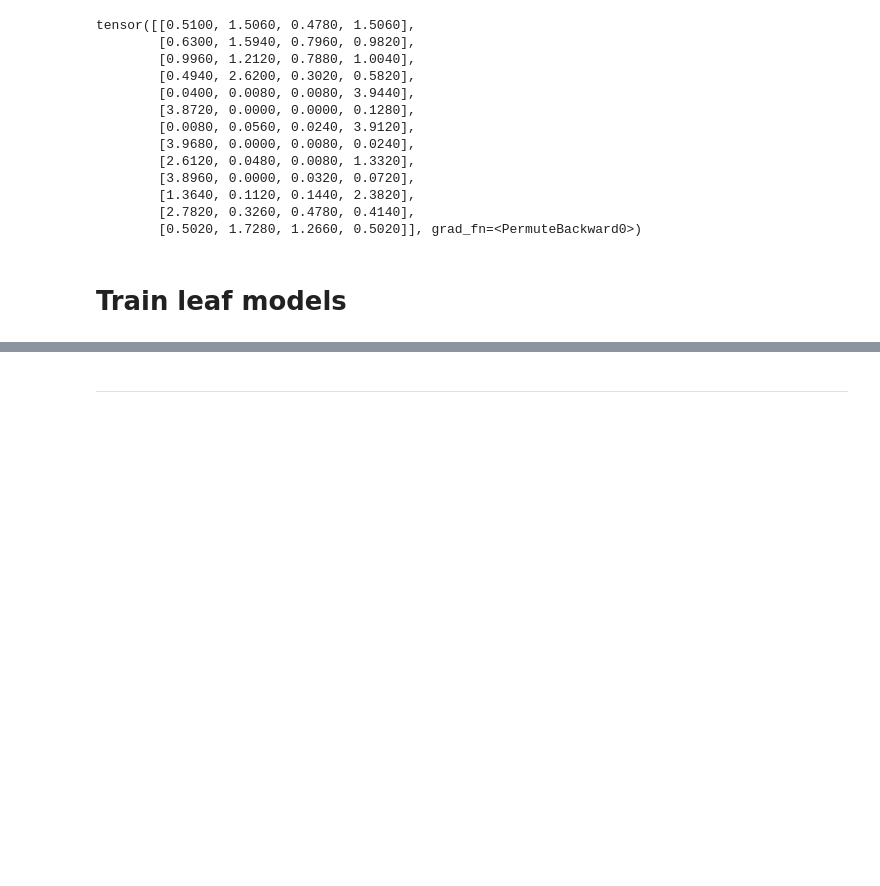
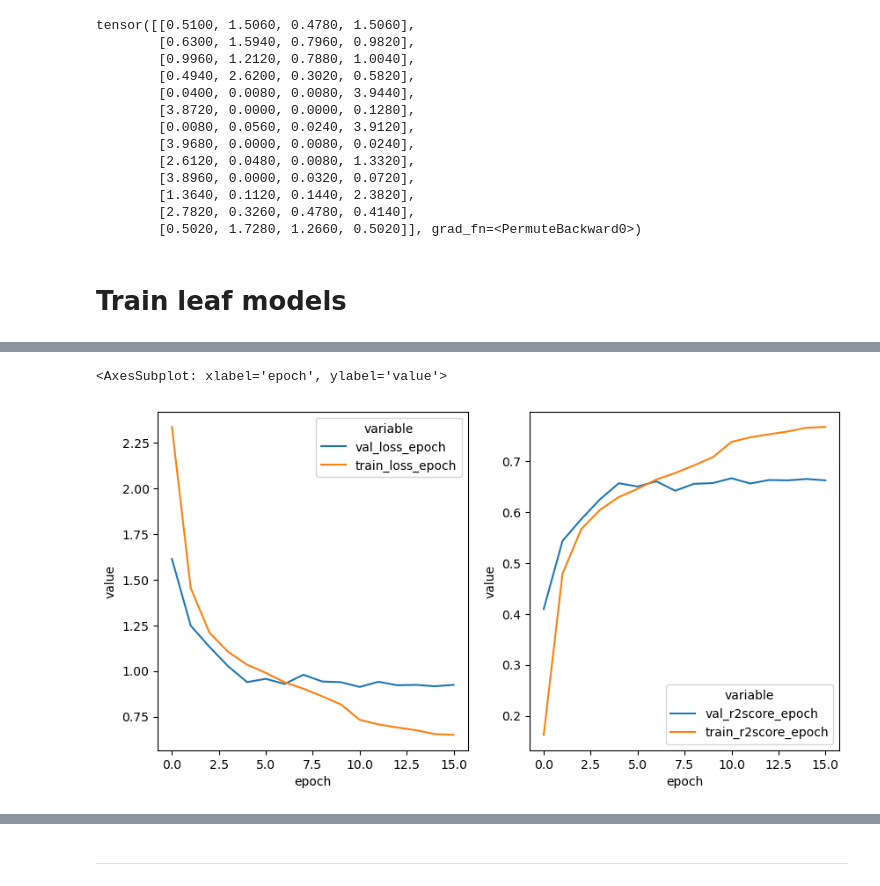
Before and after one commit to ML4GLand/EUGenE_use_cases, a Jupyter notebook: jores21/iit.ipynb, the cells around one changed output, grey strips where cells are left out. Cells and saved outputs as stored; diff of their text form; code cells hidden in the pictures; blank space fills up the shorter version.

```diff
--- a/jores21/iit.ipynb
+++ b/jores21/iit.ipynb
@@ -154,0 +206,19 @@ eu.pl.training_summary("eugene_logs/hybrid/version_9/")
+# %%
+# Grab all columns that have the "epoch" or "step" in them
+epoch_cols = [col for col in training_summary.columns if "epoch" in col]
+
+epoch_summary = training_summary[epoch_cols]
+# %%
+metric_names = ["r2score"]
+metric_cols = [col for col in epoch_summary.columns if any([metric in col for metric in metric_names])]
+loss_cols = [col for col in epoch_summary.columns if "loss" in col]
+
+# Separate out the loss and metric
+loss_summary = epoch_summary[["epoch"] + loss_cols]
+metric_summary = epoch_summary[["epoch"] + metric_cols]
+# %%
+loss_summary_long = loss_summary.melt(
+    id_vars=["epoch"],
+    value_vars=loss_cols,
+)
+loss_summary_long[~loss_summary_long["value"].isna()]
@@ -154,0 +243,6 @@ eu.pl.training_summary("eugene_logs/hybrid/version_9/")
+# %%
+metric_summary_long = metric_summary.melt(
+    id_vars=["epoch"],
+    value_vars=metric_cols,
+)
+metric_summary_long[~metric_summary_long["value"].isna()]
@@ -154,0 +269,20 @@ eu.pl.training_summary("eugene_logs/hybrid/version_9/")
+# %%
+# Plot the epoch loss and metrics side by side
+fig, axes = plt.subplots(1, 2, figsize=(10, 5))
+sns.lineplot(
+    data=loss_summary_long,
+    x="epoch",
+    y="value",
+    hue="variable",
+    ax=axes[0]
+)
+sns.lineplot(
+    data=metric_summary_long,
+    x="epoch",
+    y="value",
+    hue="variable",
+    ax=axes[1]
+)
+# %% [output]
+<AxesSubplot: xlabel='epoch', ylabel='value'>
+[figure, added]
```
Also changed, not shown: parts of 42 cells of this notebook, 1 other file.
